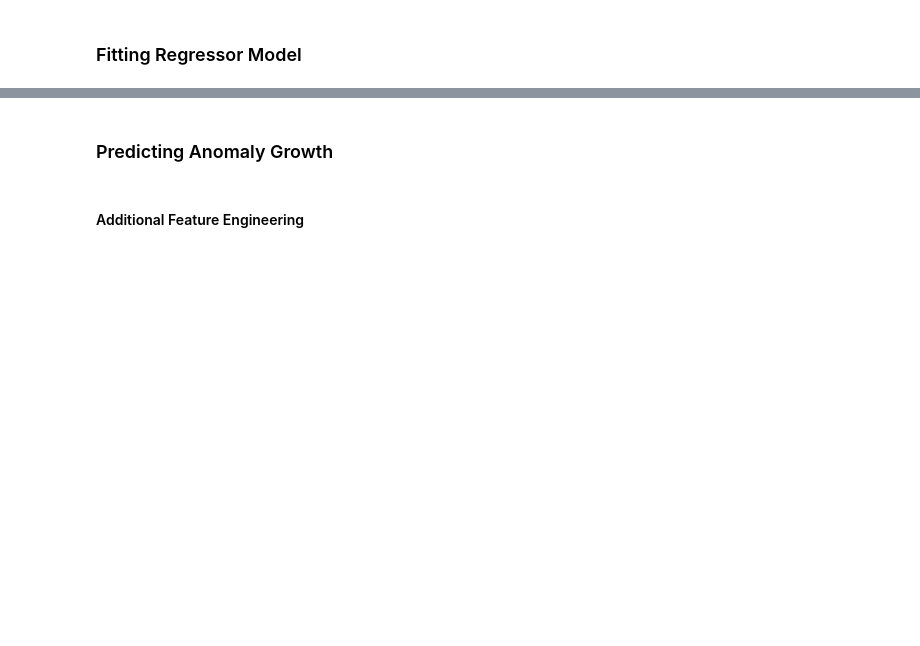
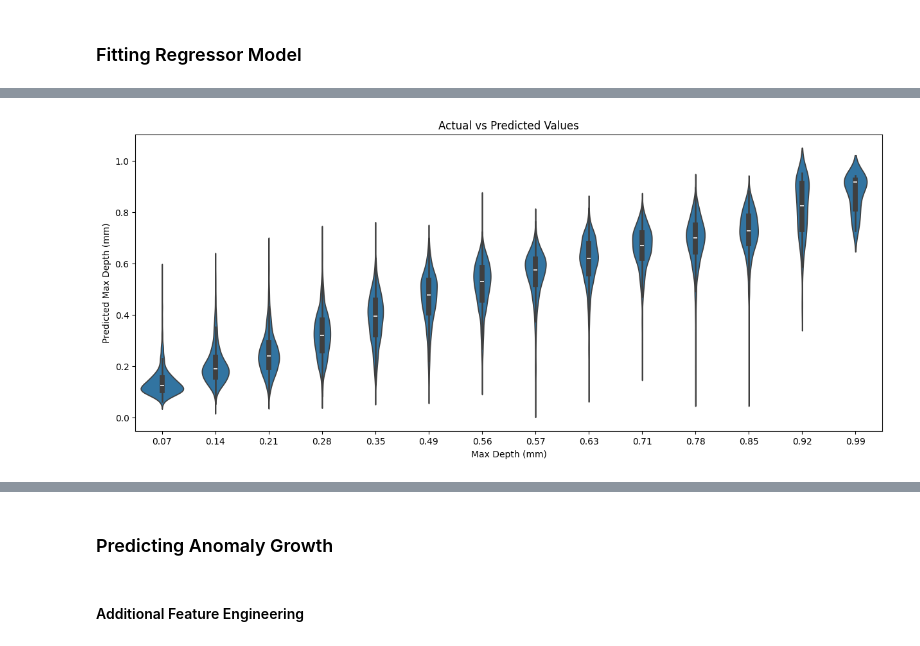
Before and after one commit to Farhad-Davaripour/AI_Applications_in_Pipeline_Engineering, a Jupyter notebook: demo.ipynb, the cells around one changed output, grey strips where cells are left out. Cells and saved outputs as stored; diff of their text form; code cells hidden in the pictures; blank space fills up the shorter version.

```diff
--- a/demo.ipynb
+++ b/demo.ipynb
@@ -774,0 +500,4 @@ Mean Error (ME): 0.0001
+# %%
+ML_pipeline.plot_violin(results)
+# %% [output]
+[figure, added]
```
Also changed, not shown: parts of 74 cells of this notebook, 1 other file.
